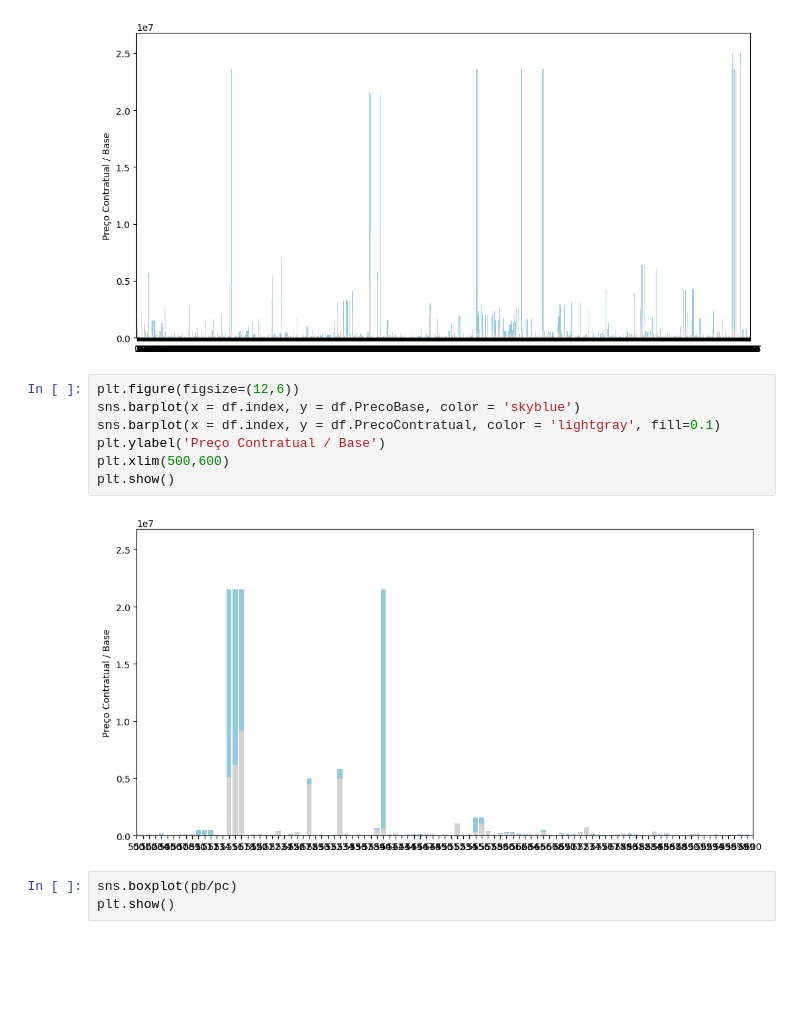
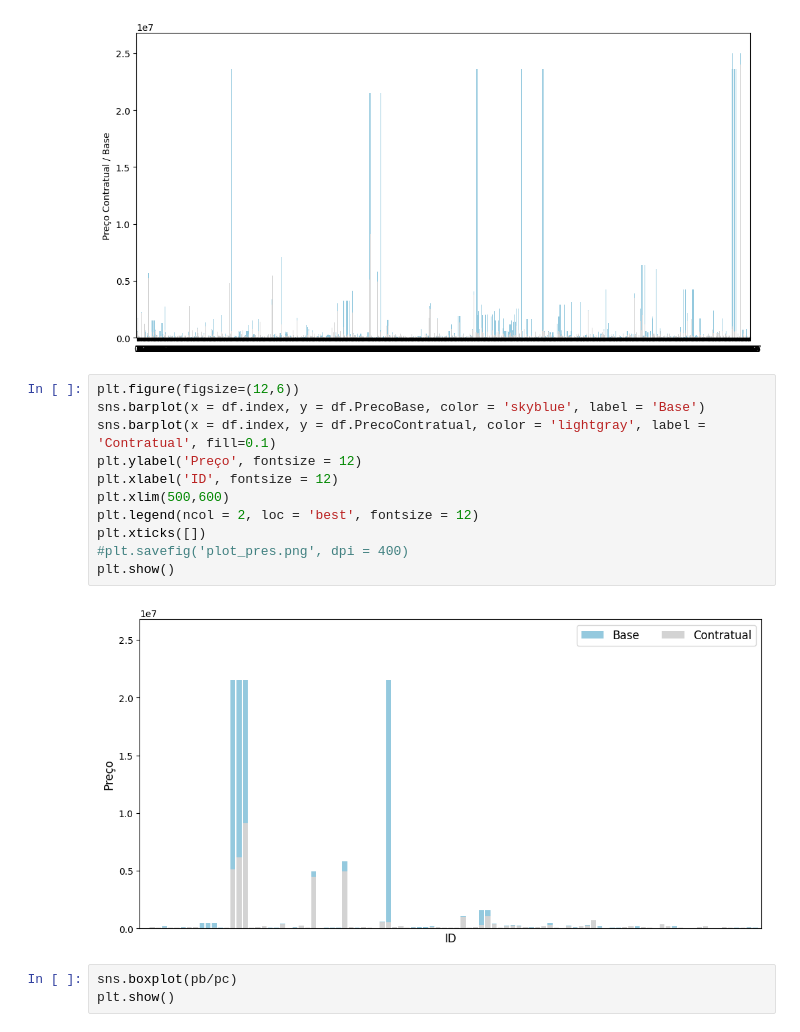
Before and after one commit to francisco-vpereira/ForceraIntership, a Jupyter notebook: forcera/scripts/contratospublicos.ipynb, the cells around one changed output. Saved outputs shown, nothing was run; the diff lists cells and outputs as text; blank space fills up the shorter version.

```diff
--- a/forcera/scripts/contratospublicos.ipynb
+++ b/forcera/scripts/contratospublicos.ipynb
@@ -175,13 +175,17 @@ plt.show()
 [figure]
 # %%
 plt.figure(figsize=(12,6))
-sns.barplot(x = df.index, y = df.PrecoBase, color = 'skyblue')
-sns.barplot(x = df.index, y = df.PrecoContratual, color = 'lightgray', fill=0.1)
-plt.ylabel('Preço Contratual / Base')
+sns.barplot(x = df.index, y = df.PrecoBase, color = 'skyblue', label = 'Base')
+sns.barplot(x = df.index, y = df.PrecoContratual, color = 'lightgray', label = 'Contratual', fill=0.1)
+plt.ylabel('Preço', fontsize = 12)
+plt.xlabel('ID', fontsize = 12)
 plt.xlim(500,600)
+plt.legend(ncol = 2, loc = 'best', fontsize = 12)
+plt.xticks([])
+#plt.savefig('plot_pres.png', dpi = 400)
 plt.show()
 # %% [output]
-[figure, old version]
+[figure, new version]
 # %%
 sns.boxplot(pb/pc)
 plt.show()
```
Also changed, not shown: parts of 1 cell of this notebook, 1 other file.
